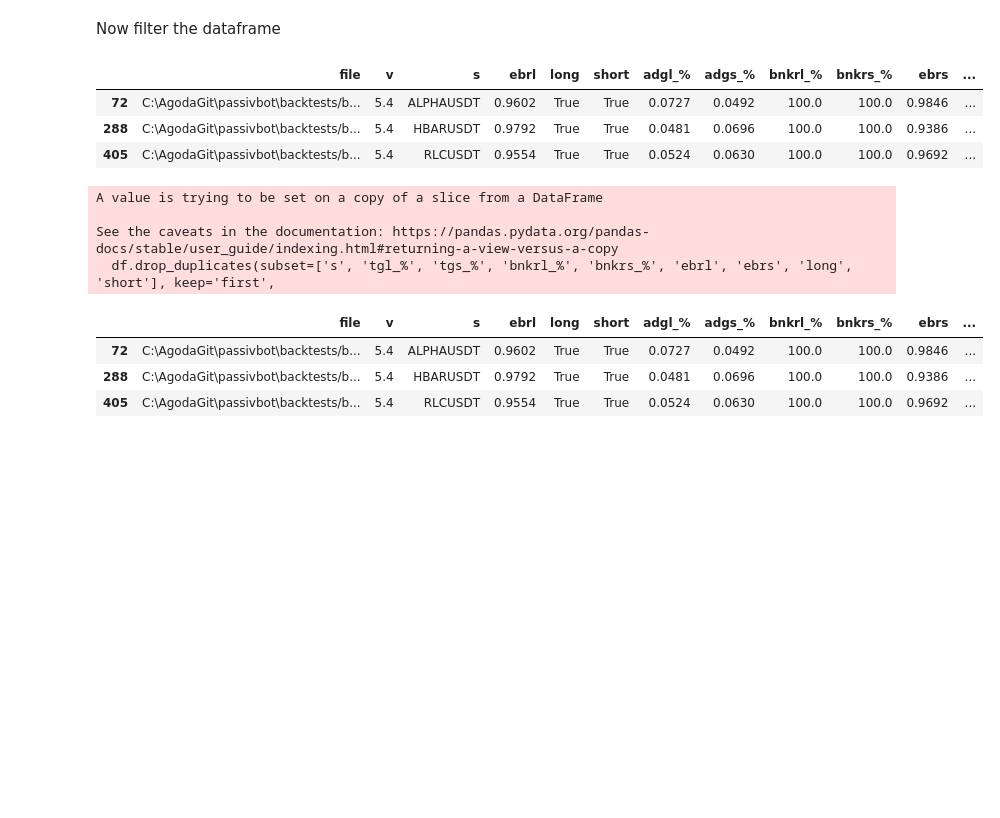
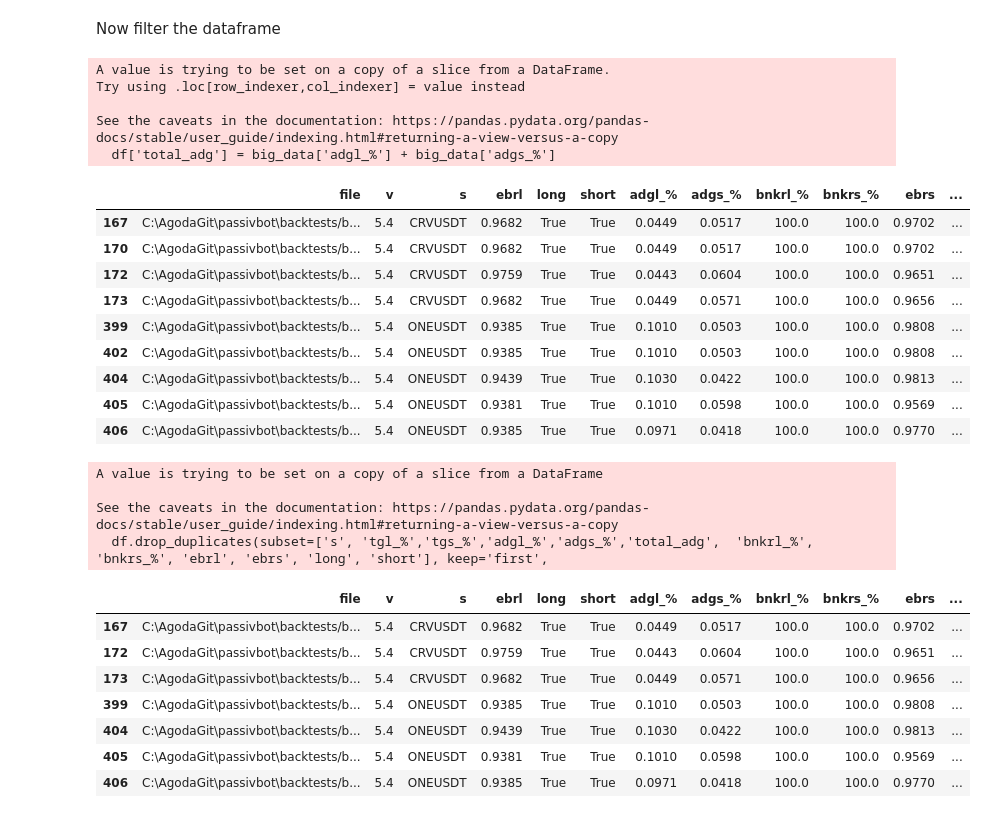
Before and after one commit to shroukkhan/passivbot, a Jupyter notebook: analyze_result.ipynb, the cells around one changed output. Drawn from its saved outputs; the diff is of its cells as text; code cells hidden in the pictures; blank space fills up the shorter version.

```diff
--- a/analyze_result.ipynb
+++ b/analyze_result.ipynb
@@ -79,49 +79,65 @@ allowed_symbols = ["ETHUSDT", "XRPUSDT", "1000SHIBUSDT", "DOGEUSDT", "ADAUSDT",
                    "ALGOUSDT", "CHZUSDT", "TRXUSDT", "VETUSDT", "CHRUSDT",
                    "ONEUSDT", "OMGUSDT", "XLMUSDT", "RUNEUSDT", "ENJUSDT",
                    "CELRUSDT", "SXPUSDT", "1INCHUSDT", "SRMUSDT", "COTIUSDT",
                    "ZECUSDT", "QTUMUSDT", "GRTUSDT", "DENTUSDT", "SFPUSDT",
                    "STORJUSDT", "IOTAUSDT", "HOTUSDT", "NEOUSDT", "COMPUSDT",
                    "LINAUSDT", "KAVAUSDT", "BATUSDT", "WAVESUSDT", "IOSTUSDT",
                    "ALPHAUSDT", "RLCUSDT", "HBARUSDT", "DODOUSDT", "XMRUSDT",
                    "SNXUSDT", "ANKRUSDT", "DASHUSDT", "REEFUSDT", "ZENUSDT",
                    "CVCUSDT", "RENUSDT", "ICXUSDT", "RSRUSDT", "SKLUSDT",
                    "NKNUSDT", "BELUSDT", "ONTUSDT", "OGNUSDT", "BLZUSDT",
                    "MTLUSDT", "CTKUSDT", "RVNUSDT", "LITUSDT", "MKRUSDT",
                    "OCEANUSDT", "ZILUSDT", "UNFIUSDT", "BANDUSDT", "YFIIUSDT",
                    "TOMOUSDT", "TRBUSDT", "KNCUSDT", "STMXUSDT", "ZRXUSDT",
                    "SCUSDT", "AKROUSDT", "XEMUSDT", "FLMUSDT", "BALUSDT",
                    "BTSUSDT", "DGBUSDT", "DEFIUSDT"]
 
-allowed_symbols = ["ALPHAUSDT", "RLCUSDT", "HBARUSDT", "DODOUSDT", "XMRUSDT"]
+allowed_symbols = ["CRVUSDT", "ONEUSDT", "FTMUSDT"]
 
 df = big_data[(big_data.s.isin(allowed_symbols))
               & (big_data['long'] == True)
               & (big_data['short'] == True)
               & (big_data['adgl_%'] + big_data['adgs_%'] > 0.09 )
-              # & (big_data['bnkrl_%'] > 95.0)
-              # & (big_data['bnkrs_%'] > 95.0)
+              & (big_data['bnkrl_%'] > 95.0)
+              & (big_data['bnkrs_%'] > 95.0)
 
               & (big_data['v'] == '5.4')
 
     # & (big_data['tg_%'] > 10)
     # & (big_data['ebr'] > .85)
               ]
+df['total_adg'] = big_data['adgl_%'] + big_data['adgs_%']
 df
 # %% [output]
+A value is trying to be set on a copy of a slice from a DataFrame.
+Try using .loc[row_indexer,col_indexer] = value instead
+
+See the caveats in the documentation: https://pandas.pydata.org/pandas-docs/stable/user_guide/indexing.html#returning-a-view-versus-a-copy
+  df['total_adg'] = big_data['adgl_%'] + big_data['adgs_%']
 |  | file | v | s | ebrl | long | short | adgl_% | adgs_% | bnkrl_% | bnkrs_% | ebrs | ... |
-| 72 | C:\AgodaGit\passivbot\backtests/b... | 5.4 | ALPHAUSDT | 0.9602 | True | True | 0.0727 | 0.0492 | 100.0 | 100.0 | 0.9846 | ... |
-| 288 | C:\AgodaGit\passivbot\backtests/b... | 5.4 | HBARUSDT | 0.9792 | True | True | 0.0481 | 0.0696 | 100.0 | 100.0 | 0.9386 | ... |
-| 405 | C:\AgodaGit\passivbot\backtests/b... | 5.4 | RLCUSDT | 0.9554 | True | True | 0.0524 | 0.0630 | 100.0 | 100.0 | 0.9692 | ... |
+| 167 | C:\AgodaGit\passivbot\backtests/b... | 5.4 | CRVUSDT | 0.9682 | True | True | 0.0449 | 0.0517 | 100.0 | 100.0 | 0.9702 | ... |
+| 170 | C:\AgodaGit\passivbot\backtests/b... | 5.4 | CRVUSDT | 0.9682 | True | True | 0.0449 | 0.0517 | 100.0 | 100.0 | 0.9702 | ... |
+| 172 | C:\AgodaGit\passivbot\backtests/b... | 5.4 | CRVUSDT | 0.9759 | True | True | 0.0443 | 0.0604 | 100.0 | 100.0 | 0.9651 | ... |
+| 173 | C:\AgodaGit\passivbot\backtests/b... | 5.4 | CRVUSDT | 0.9682 | True | True | 0.0449 | 0.0571 | 100.0 | 100.0 | 0.9656 | ... |
+| 399 | C:\AgodaGit\passivbot\backtests/b... | 5.4 | ONEUSDT | 0.9385 | True | True | 0.1010 | 0.0503 | 100.0 | 100.0 | 0.9808 | ... |
+| 402 | C:\AgodaGit\passivbot\backtests/b... | 5.4 | ONEUSDT | 0.9385 | True | True | 0.1010 | 0.0503 | 100.0 | 100.0 | 0.9808 | ... |
+| 404 | C:\AgodaGit\passivbot\backtests/b... | 5.4 | ONEUSDT | 0.9439 | True | True | 0.1030 | 0.0422 | 100.0 | 100.0 | 0.9813 | ... |
+| 405 | C:\AgodaGit\passivbot\backtests/b... | 5.4 | ONEUSDT | 0.9381 | True | True | 0.1010 | 0.0598 | 100.0 | 100.0 | 0.9569 | ... |
+| 406 | C:\AgodaGit\passivbot\backtests/b... | 5.4 | ONEUSDT | 0.9385 | True | True | 0.0971 | 0.0418 | 100.0 | 100.0 | 0.9770 | ... |
 # %%
-df.drop_duplicates(subset=['s', 'tgl_%', 'tgs_%', 'bnkrl_%', 'bnkrs_%', 'ebrl', 'ebrs', 'long', 'short'], keep='first',
+df.drop_duplicates(subset=['s', 'tgl_%','tgs_%','adgl_%','adgs_%','total_adg',  'bnkrl_%', 'bnkrs_%', 'ebrl', 'ebrs', 'long', 'short'], keep='first',
                    inplace=True)
 df
 # %% [output]
 A value is trying to be set on a copy of a slice from a DataFrame
 
 See the caveats in the documentation: https://pandas.pydata.org/pandas-docs/stable/user_guide/indexing.html#returning-a-view-versus-a-copy
-  df.drop_duplicates(subset=['s', 'tgl_%', 'tgs_%', 'bnkrl_%', 'bnkrs_%', 'ebrl', 'ebrs', 'long', 'short'], keep='first',
+  df.drop_duplicates(subset=['s', 'tgl_%','tgs_%','adgl_%','adgs_%','total_adg',  'bnkrl_%', 'bnkrs_%', 'ebrl', 'ebrs', 'long', 'short'], keep='first',
 |  | file | v | s | ebrl | long | short | adgl_% | adgs_% | bnkrl_% | bnkrs_% | ebrs | ... |
-| 72 | C:\AgodaGit\passivbot\backtests/b... | 5.4 | ALPHAUSDT | 0.9602 | True | True | 0.0727 | 0.0492 | 100.0 | 100.0 | 0.9846 | ... |
-| 288 | C:\AgodaGit\passivbot\backtests/b... | 5.4 | HBARUSDT | 0.9792 | True | True | 0.0481 | 0.0696 | 100.0 | 100.0 | 0.9386 | ... |
-| 405 | C:\AgodaGit\passivbot\backtests/b... | 5.4 | RLCUSDT | 0.9554 | True | True | 0.0524 | 0.0630 | 100.0 | 100.0 | 0.9692 | ... |
+| 167 | C:\AgodaGit\passivbot\backtests/b... | 5.4 | CRVUSDT | 0.9682 | True | True | 0.0449 | 0.0517 | 100.0 | 100.0 | 0.9702 | ... |
+| 172 | C:\AgodaGit\passivbot\backtests/b... | 5.4 | CRVUSDT | 0.9759 | True | True | 0.0443 | 0.0604 | 100.0 | 100.0 | 0.9651 | ... |
+| 173 | C:\AgodaGit\passivbot\backtests/b... | 5.4 | CRVUSDT | 0.9682 | True | True | 0.0449 | 0.0571 | 100.0 | 100.0 | 0.9656 | ... |
+| 399 | C:\AgodaGit\passivbot\backtests/b... | 5.4 | ONEUSDT | 0.9385 | True | True | 0.1010 | 0.0503 | 100.0 | 100.0 | 0.9808 | ... |
+| 404 | C:\AgodaGit\passivbot\backtests/b... | 5.4 | ONEUSDT | 0.9439 | True | True | 0.1030 | 0.0422 | 100.0 | 100.0 | 0.9813 | ... |
+| 405 | C:\AgodaGit\passivbot\backtests/b... | 5.4 | ONEUSDT | 0.9381 | True | True | 0.1010 | 0.0598 | 100.0 | 100.0 | 0.9569 | ... |
+| 406 | C:\AgodaGit\passivbot\backtests/b... | 5.4 | ONEUSDT | 0.9385 | True | True | 0.0971 | 0.0418 | 100.0 | 100.0 | 0.9770 | ... |
```
Also changed, not shown: parts of 1 cell of this notebook, 3 other files.
